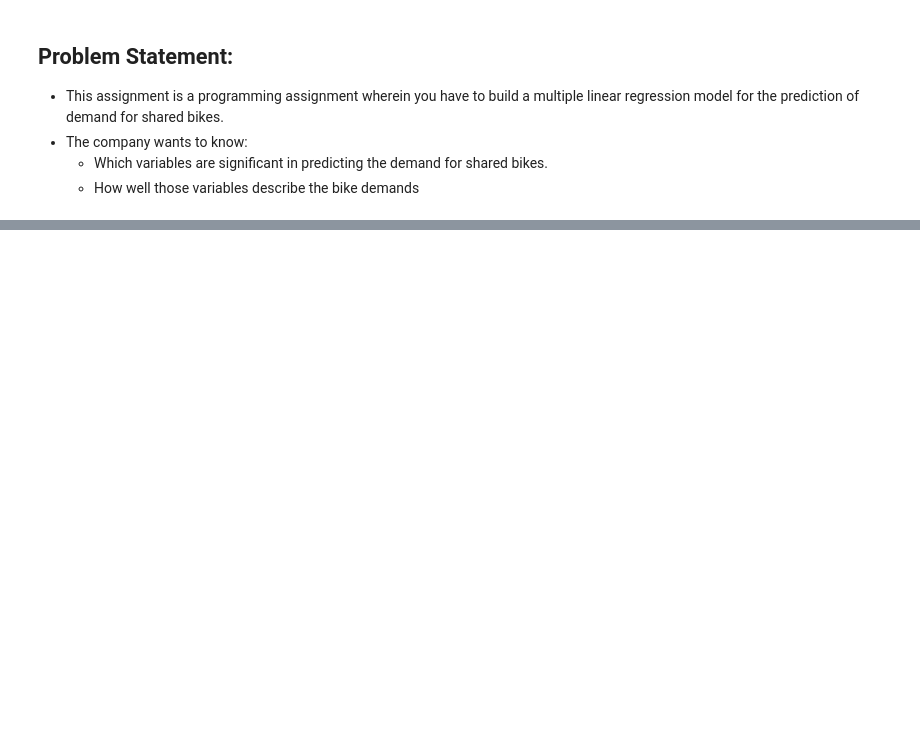
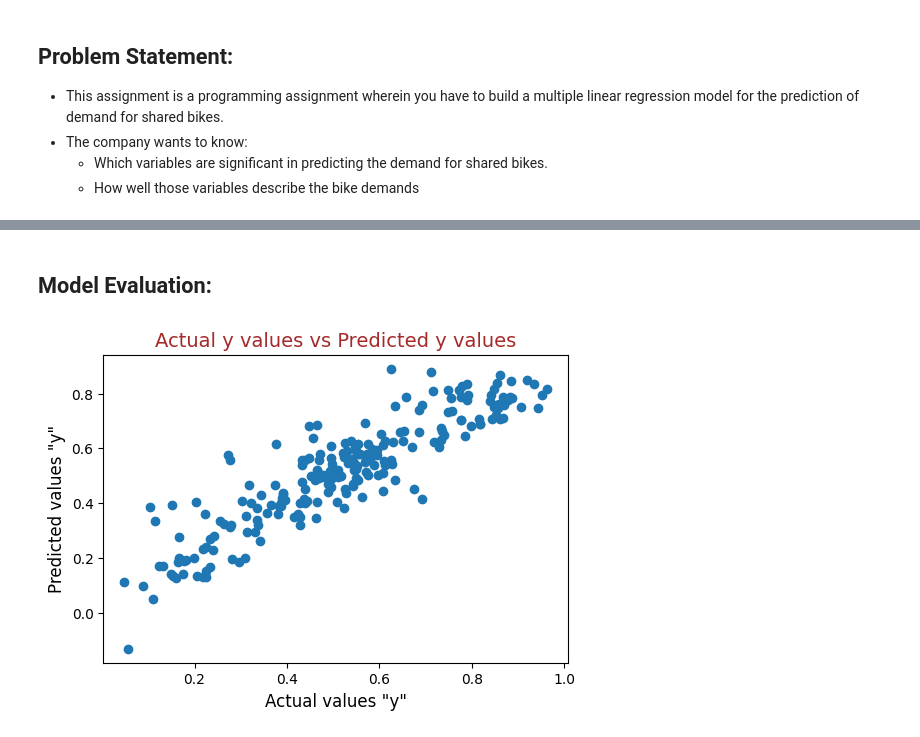
Before and after one commit to Dipti028/BikeSharingAssignment, a Jupyter notebook: Bike_Sharing_Assignment.ipynb, the cells around one changed output, grey strips where cells are left out. Cells and saved outputs as stored; diff of their text form; code cells hidden in the pictures; blank space fills up the shorter version.

```diff
--- a/Bike_Sharing_Assignment.ipynb
+++ b/Bike_Sharing_Assignment.ipynb
@@ -609,0 +629,19 @@ vif
+# %%
+# ResScaling on test set:
+
+# List of numerical variables:
+num_vars = ['temp', 'atemp','hum','windspeed', 'cnt']
+
+# Fitting a scaler on test set[num_vars]:
+bike_df_test[num_vars] = scaler.transform(bike_df_test[num_vars])
+# %%
+# Splitting test set into X_test and y_test:
+
+y_test = bike_df_test.pop('cnt')
+X_test = bike_df_test
+# %%
+# Adding the columns which were used to train the final model:
+X_test_new = X_test[X_train_rfe5.columns]
+
+# Adding constant:
+X_test_new = sm.add_constant(X_test_new)
@@ -609,0 +671,18 @@ vif
+# %%
+# Making predictions on X_test_new:
+y_pred = lrm5.predict(X_test_new)
+# %% [markdown]
+## **Model Evaluation:**
+# %%
+# Creating a scatter plot:
+
+plt.figure(figsize=(6,4))
+plt.scatter(y_test,y_pred)
+
+plt.title('Actual y values vs Predicted y values', fontsize=14, color='brown')
+plt.xlabel('Actual values "y"', fontsize=12)
+plt.ylabel('Predicted values "y"', fontsize=12)
+
+plt.show()
+# %% [output]
+[figure, added]
```
Also changed, not shown: parts of 112 cells of this notebook.
